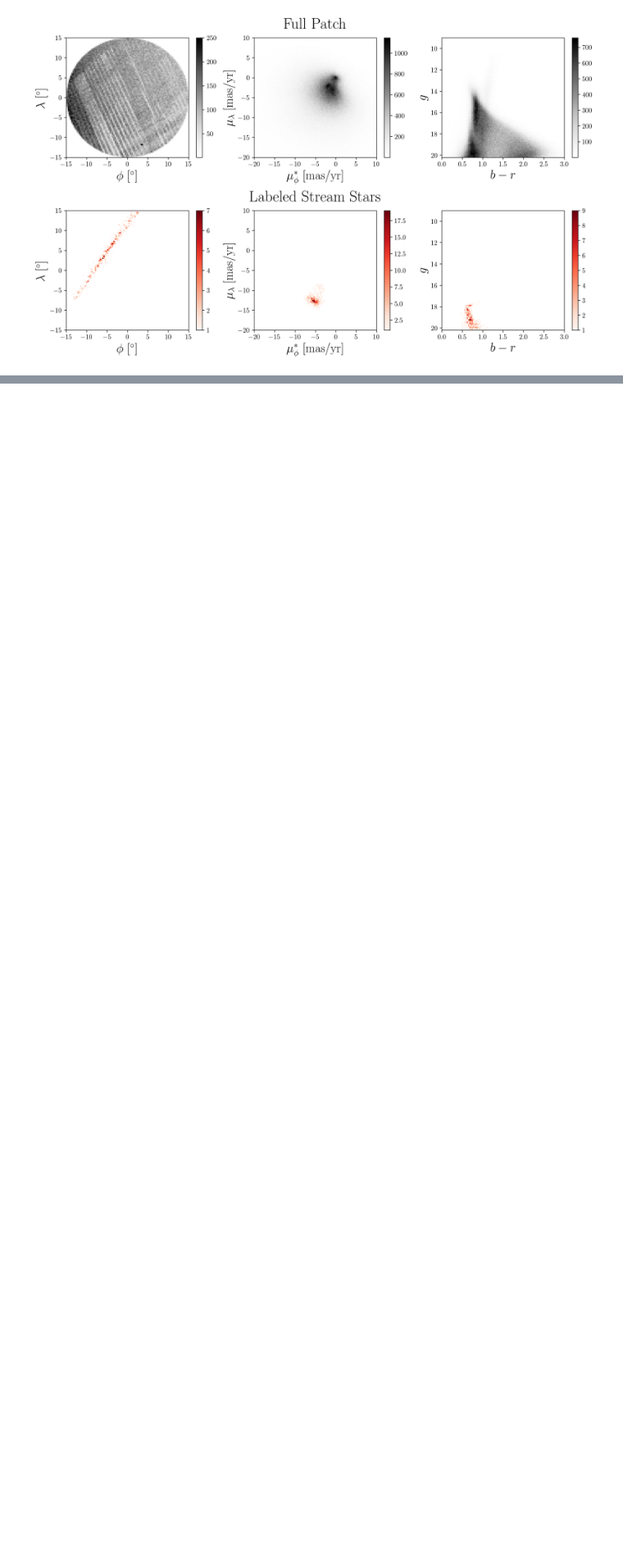
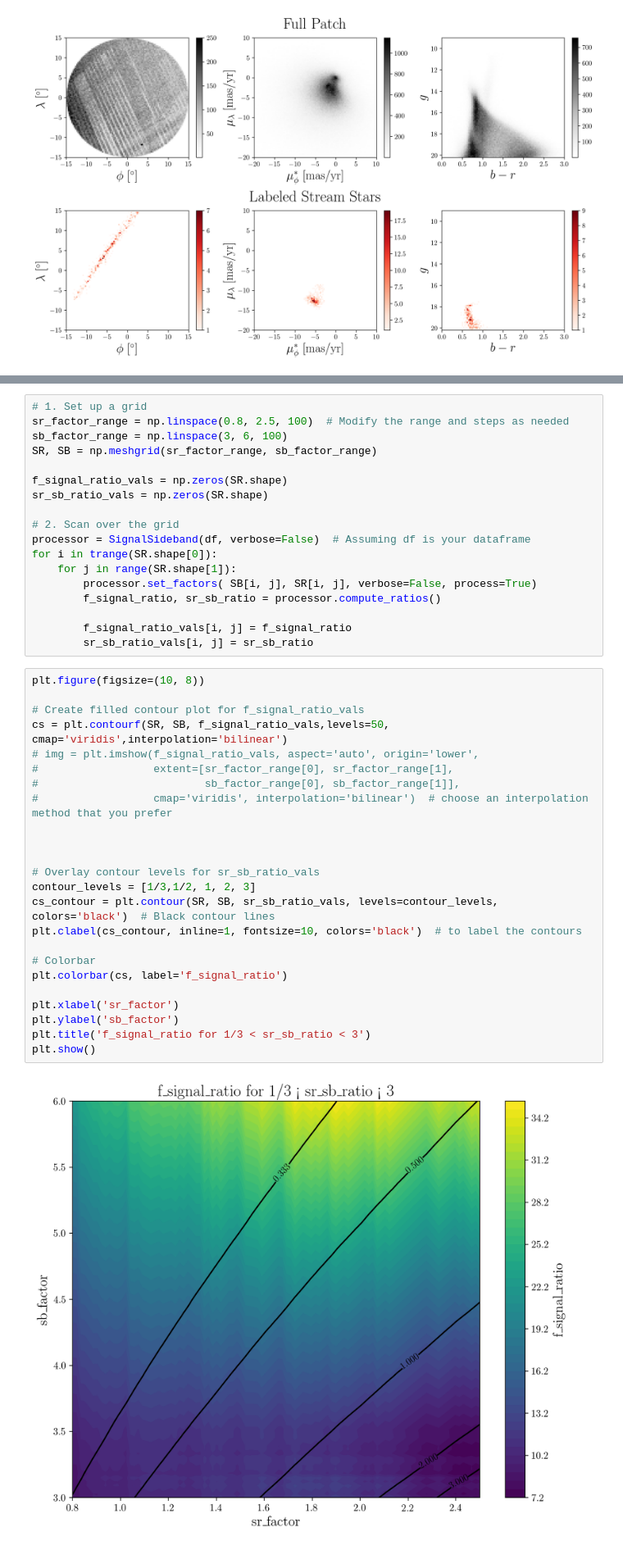
Before and after one commit to Nadav-out/GaiaCWoLa, a Jupyter notebook: notebooks/example.ipynb, the cells around one changed output, grey strips where cells are left out. Shown at 82% size. Cells and saved outputs as stored; diff of their text form; blank space fills up the shorter version.

```diff
--- a/notebooks/example.ipynb
+++ b/notebooks/example.ipynb
@@ -143,0 +113,44 @@ f_sig = 2.6X f_sideband.
+# %%
+# 1. Set up a grid
+sr_factor_range = np.linspace(0.8, 2.5, 100)  # Modify the range and steps as needed
+sb_factor_range = np.linspace(3, 6, 100)
+SR, SB = np.meshgrid(sr_factor_range, sb_factor_range)
+
+f_signal_ratio_vals = np.zeros(SR.shape)
+sr_sb_ratio_vals = np.zeros(SR.shape)
+
+# 2. Scan over the grid
+processor = SignalSideband(df, verbose=False)  # Assuming df is your dataframe
+for i in trange(SR.shape[0]):
+    for j in range(SR.shape[1]):
+        processor.set_factors( SB[i, j], SR[i, j], verbose=False, process=True)
+        f_signal_ratio, sr_sb_ratio = processor.compute_ratios()
+
+        f_signal_ratio_vals[i, j] = f_signal_ratio
+        sr_sb_ratio_vals[i, j] = sr_sb_ratio
+# %%
+plt.figure(figsize=(10, 8))
+
+# Create filled contour plot for f_signal_ratio_vals
+cs = plt.contourf(SR, SB, f_signal_ratio_vals,levels=50, cmap='viridis',interpolation='bilinear')
+# img = plt.imshow(f_signal_ratio_vals, aspect='auto', origin='lower',
+#                  extent=[sr_factor_range[0], sr_factor_range[1],
+#                          sb_factor_range[0], sb_factor_range[1]],
+#                  cmap='viridis', interpolation='bilinear')  # choose an interpolation method that you prefer
+
+
+
+# Overlay contour levels for sr_sb_ratio_vals
+contour_levels = [1/3,1/2, 1, 2, 3]
+cs_contour = plt.contour(SR, SB, sr_sb_ratio_vals, levels=contour_levels, colors='black')  # Black contour lines
+plt.clabel(cs_contour, inline=1, fontsize=10, colors='black')  # to label the contours
+
+# Colorbar
+plt.colorbar(cs, label='f_signal_ratio')
+
+plt.xlabel('sr_factor')
+plt.ylabel('sb_factor')
+plt.title('f_signal_ratio for 1/3 < sr_sb_ratio < 3')
+plt.show()
+# %% [output]
+[figure, added]
```
Also changed, not shown: parts of 14 cells of this notebook, 1 other file.
